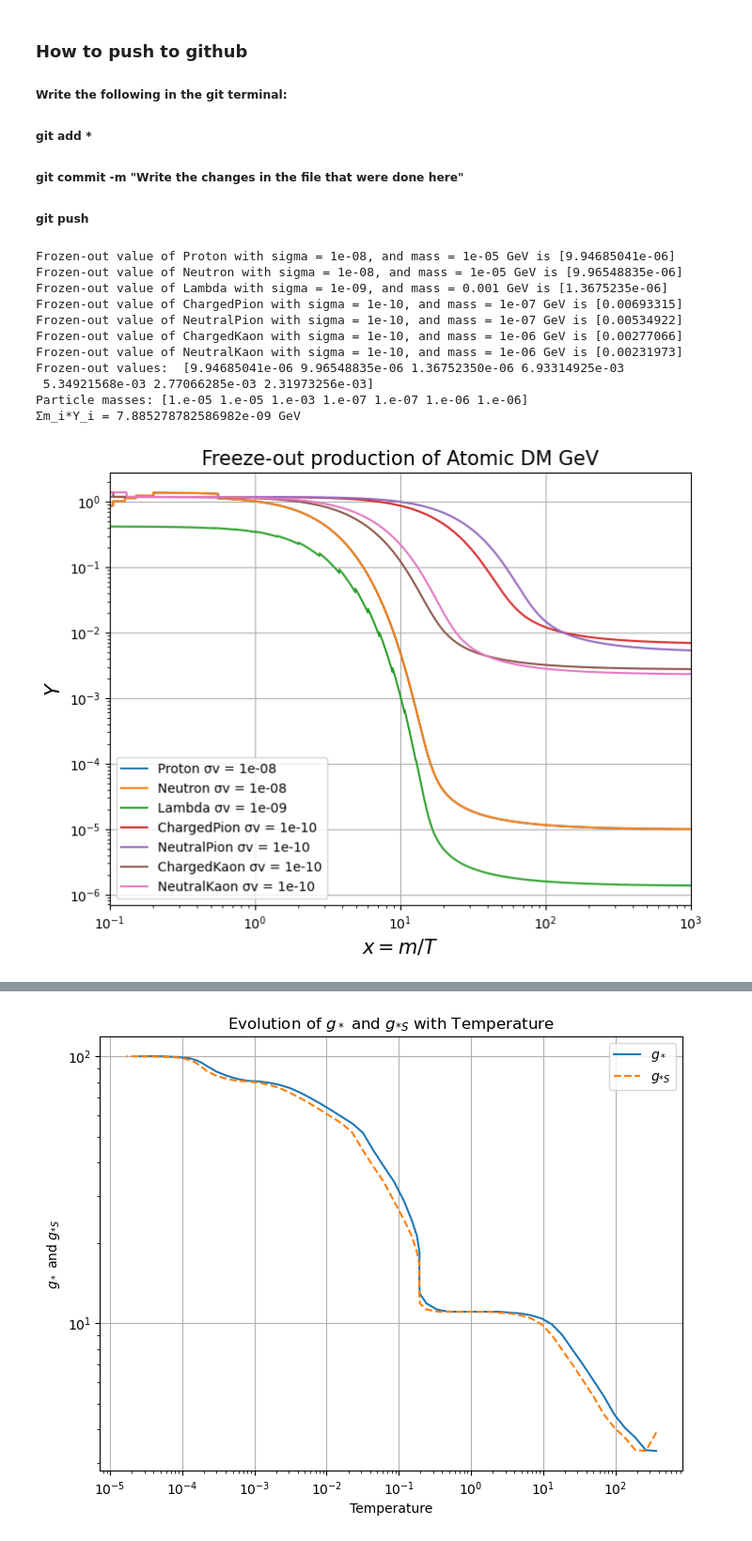
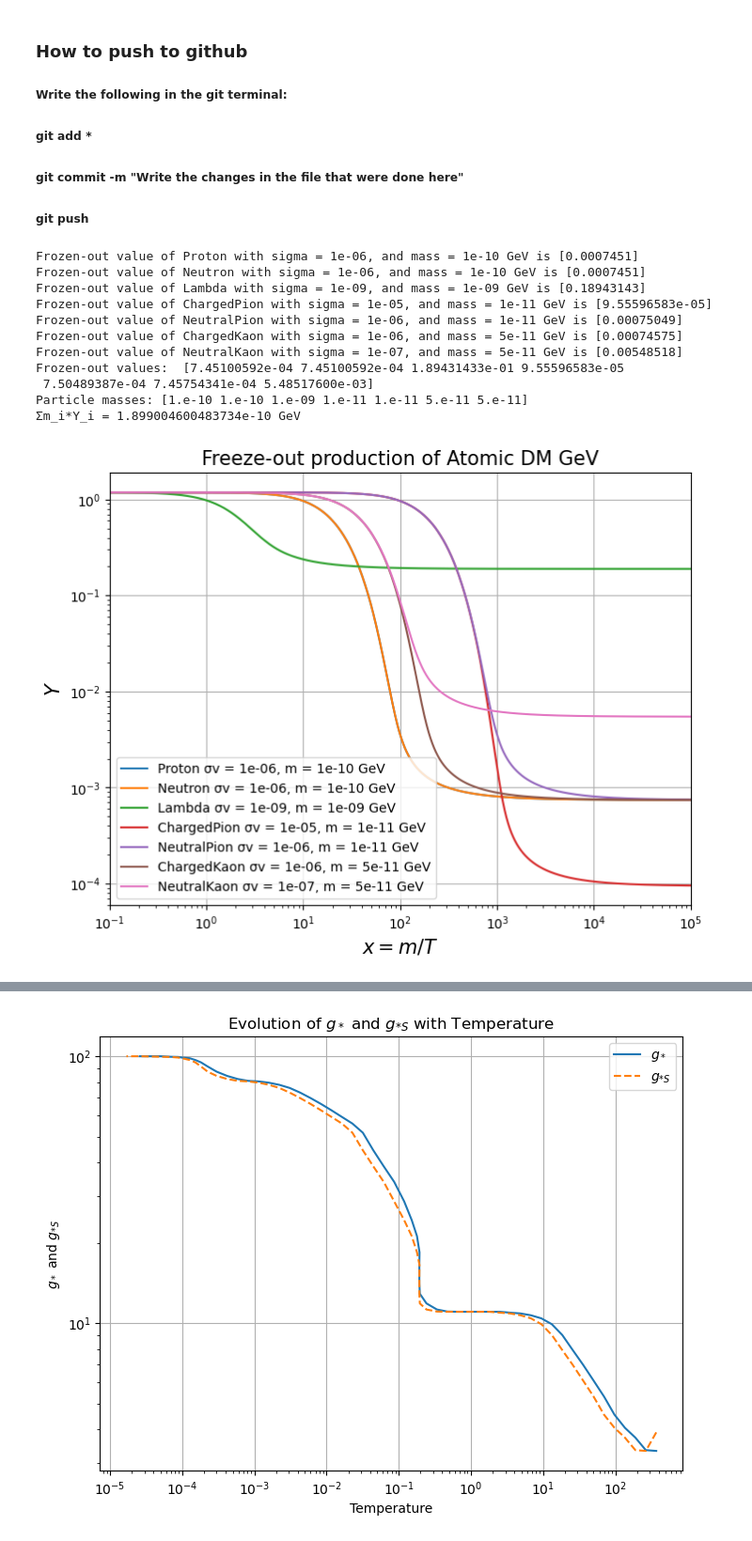
Before and after one commit to IgalPress/Thesis, a Jupyter notebook: FreezeOutCode.ipynb, the cells around one changed output, grey strips where cells are left out. Shown at 94% size. Drawn from its saved outputs; the diff is of its cells as text; code cells hidden in the pictures.

```diff
--- a/FreezeOutCode.ipynb
+++ b/FreezeOutCode.ipynb
@@ -58,50 +63,50 @@ particle_cross_sections = {
 particles = ["Proton", "Neutron", "Lambda", "ChargedPion", "NeutralPion", "ChargedKaon", "NeutralKaon"]
 plt.figure(figsize=(8, 6))
 
-x=np.logspace(np.log10(0.1),np.log10(1000),10000)
+x=np.logspace(np.log10(0.1),np.log10(100000),10000)
 #xx=np.logspace(np.log10(0.1),np.log10(1000),10000)
 #plt.loglog(xx,Y_EQ(xx, 'TestMeson'),'c',label=r'$Y_{\rm eq}$')
 
 FreezeOutNumber = np.array([])
 masses = np.array([])
 
 for particle in particles:
     cross_section = particle_cross_sections.get(particle,1)
     mass = particle_mass.get(particle,1)
 
     k=fk(particle)
     Y=integrate.odeint(dYdx,Y_EQ(x[0], particle), x, args=(particle,))
 
     print(f'Frozen-out value of {particle} with sigma = {cross_section}, and mass = {mass} GeV is {Y[-1]}')
 
-    plt.loglog(x,Y,label=f'{particle} σv = {cross_section}')
+    plt.loglog(x,Y,label=f'{particle} σv = {cross_section}, m = {mass} GeV')
 
     FreezeOutNumber = np.append(FreezeOutNumber,Y[-1])
     masses = np.append(masses, mass)
 
 print('Frozen-out values: ', FreezeOutNumber)
 #print(f'Sum of frozen-out values: {np.sum(FreezeOutNumber)}')
 print(f'Particle masses: {masses}')
 print(f'Σm_i*Y_i = {np.sum(np.multiply(masses,FreezeOutNumber))} GeV')
 
 #plt.ylim(1E-8,1e2)
-plt.xlim(0.1,1000)
+plt.xlim(0.1,100000)
 plt.xlabel('$x = m/T$', size= 15)
 plt.ylabel('$Y$', size= 15)
 plt.title('Freeze-out production of Atomic DM GeV', size= 15)
 plt.legend()
 plt.grid()
 plt.savefig('Particles.png')
 # %% [output]
-Frozen-out value of Proton with sigma = 1e-08, and mass = 1e-05 GeV is [9.94685041e-06]
-Frozen-out value of Neutron with sigma = 1e-08, and mass = 1e-05 GeV is [9.96548835e-06]
-Frozen-out value of Lambda with sigma = 1e-09, and mass = 0.001 GeV is [1.3675235e-06]
-Frozen-out value of ChargedPion with sigma = 1e-10, and mass = 1e-07 GeV is [0.00693315]
-Frozen-out value of NeutralPion with sigma = 1e-10, and mass = 1e-07 GeV is [0.00534922]
-Frozen-out value of ChargedKaon with sigma = 1e-10, and mass = 1e-06 GeV is [0.00277066]
-Frozen-out value of NeutralKaon with sigma = 1e-10, and mass = 1e-06 GeV is [0.00231973]
-Frozen-out values:  [9.94685041e-06 9.96548835e-06 1.36752350e-06 6.93314925e-03
- 5.34921568e-03 2.77066285e-03 2.31973256e-03]
-Particle masses: [1.e-05 1.e-05 1.e-03 1.e-07 1.e-07 1.e-06 1.e-06]
-Σm_i*Y_i = 7.885278782586982e-09 GeV
+Frozen-out value of Proton with sigma = 1e-06, and mass = 1e-10 GeV is [0.0007451]
+Frozen-out value of Neutron with sigma = 1e-06, and mass = 1e-10 GeV is [0.0007451]
+Frozen-out value of Lambda with sigma = 1e-09, and mass = 1e-09 GeV is [0.18943143]
+Frozen-out value of ChargedPion with sigma = 1e-05, and mass = 1e-11 GeV is [9.55596583e-05]
+Frozen-out value of NeutralPion with sigma = 1e-06, and mass = 1e-11 GeV is [0.00075049]
+Frozen-out value of ChargedKaon with sigma = 1e-06, and mass = 5e-11 GeV is [0.00074575]
+Frozen-out value of NeutralKaon with sigma = 1e-07, and mass = 5e-11 GeV is [0.00548518]
+Frozen-out values:  [7.45100592e-04 7.45100592e-04 1.89431433e-01 9.55596583e-05
+ 7.50489387e-04 7.45754341e-04 5.48517600e-03]
+Particle masses: [1.e-10 1.e-10 1.e-09 1.e-11 1.e-11 5.e-11 5.e-11]
+Σm_i*Y_i = 1.899004600483734e-10 GeV
-[figure, old version]
+[figure, new version]
```
Also changed, not shown: parts of 2 cells of this notebook, 1 other file.
